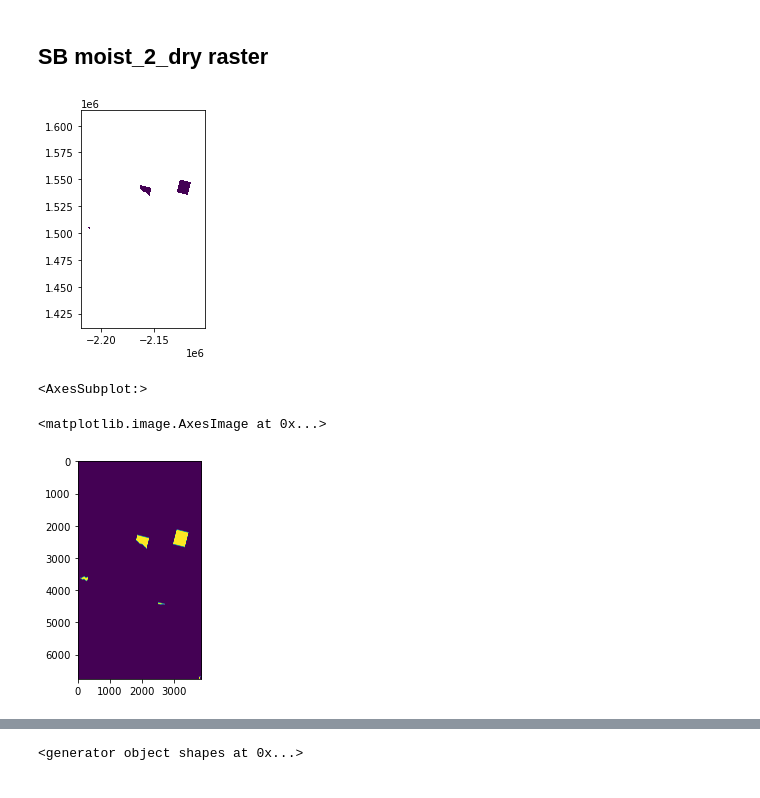
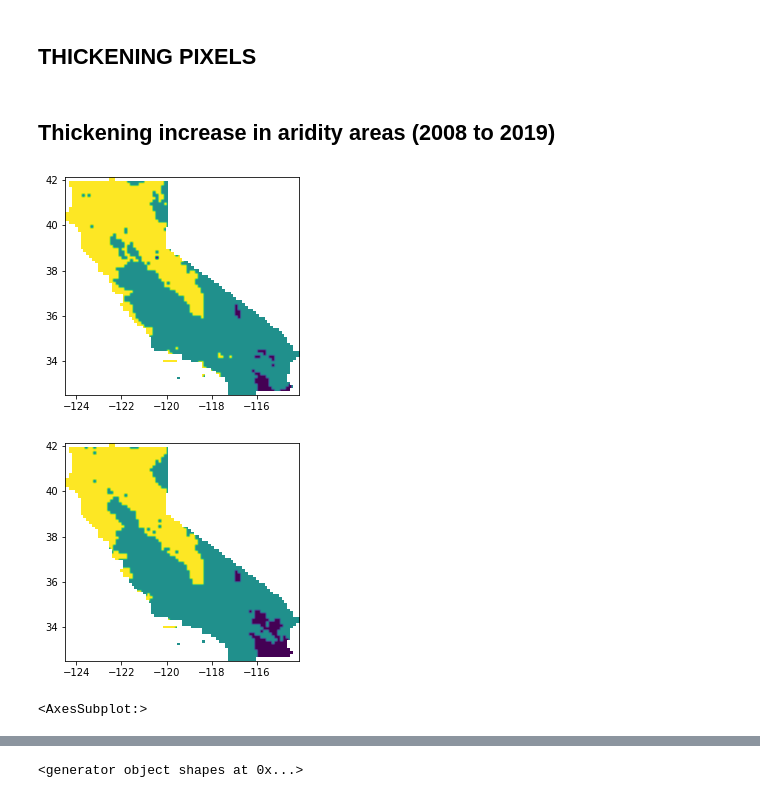
Before and after one commit to carmengg/CA_combinatorial_ecosystems, a Jupyter notebook: python_scripts/outlining_regions_from_raster.ipynb, the cells around one changed output, grey strips where cells are left out. Cells and saved outputs as stored; diff of their text form; code cells hidden in the pictures.

Commit message:
pixel thickening functions work

```diff
--- a/python_scripts/outlining_regions_from_raster.ipynb
+++ b/python_scripts/outlining_regions_from_raster.ipynb
@@ -10,3 +10,5 @@ from rasterio.plot import show
 from rasterio.features import shapes
 
 import pprint
+# %% [markdown]
+## THICKENING PIXELS
@@ -13,20 +41,17 @@ import pprint
 # %% [markdown]
-## SB moist_2_dry raster
+## Thickening increase in aridity areas (2008 to 2019)
 # %%
 # open and plot raster
+arid8 = rasterio.open('arid_regions_2008.tif')
+arid19 = rasterio.open('arid_regions_2019.tif')
 
-rast = rasterio.open('sb_moist_2_dry.tif')
-rasterio.plot.show(rast)
+show(arid8)
+show(arid19)
+
+# desert = 1
+# dry = 2
+# moist = 3
 # %% [output]
-[figure, old version]
+[figure, new version]
+[figure, added]
 <AxesSubplot:>
-# %%
-# processing as np.array
-img = np.array(rast.read(1))
-img = np.where( img<0, 0, img)
-img = np.where( img>0, 1, img)
-
-plt.imshow(img)
-# %% [output]
-<matplotlib.image.AxesImage at 0x...>
-[figure, removed]
```
Also changed, not shown: parts of 11 cells of this notebook.
